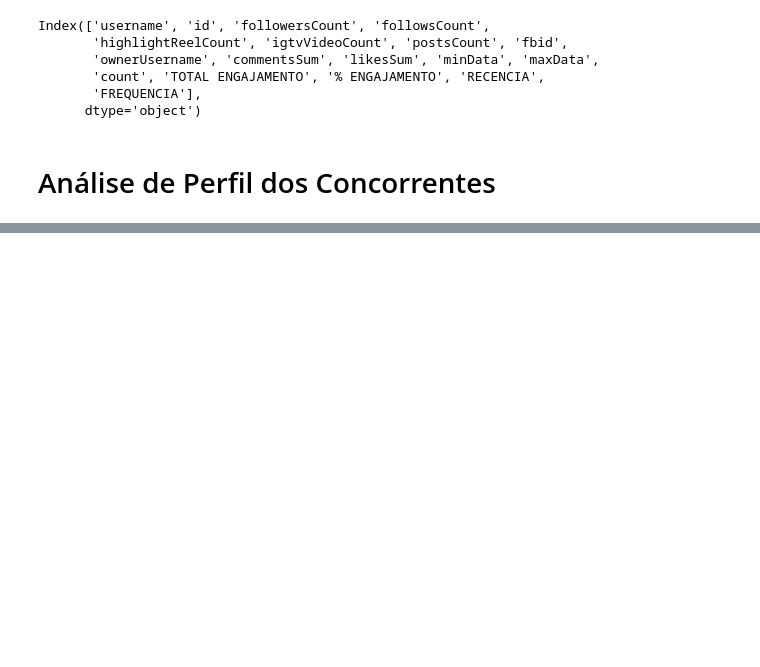
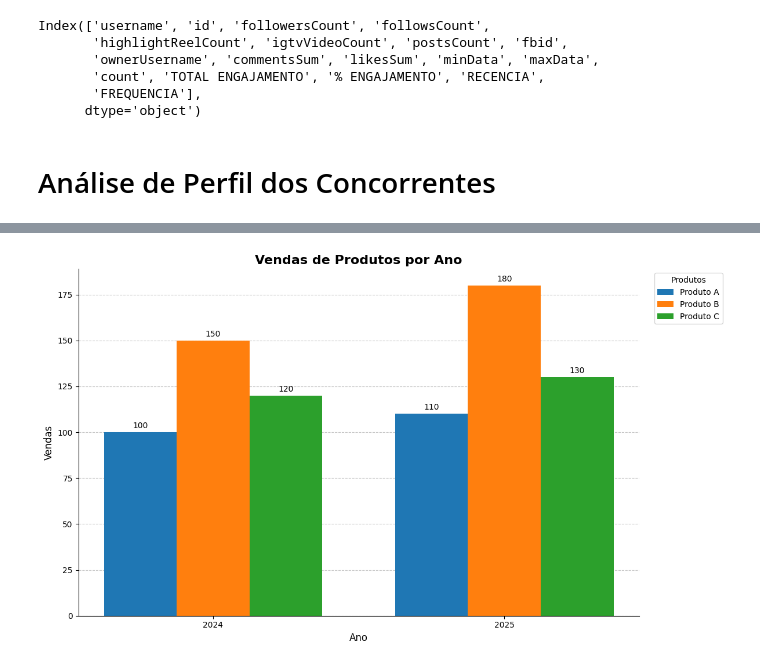
Before and after one commit to Vini0606/Aplica-o-Web-AI-Social-, a Jupyter notebook: notebooks/conteúdo.ipynb, the cells around one changed output, grey strips where cells are left out. Drawn from its saved outputs; the diff is of its cells as text; code cells hidden in the pictures; blank space fills up the shorter version.

```diff
--- a/notebooks/conteúdo.ipynb
+++ b/notebooks/conteúdo.ipynb
@@ -172,0 +270,87 @@ NameError: name 'buffer' is not defined
+# %%
+import matplotlib.pyplot as plt
+import pandas as pd
+import numpy as np
+
+# 1. Criar dados de exemplo em formato "longo"
+# Este é o formato comum, com uma coluna para cada categoria e uma para o valor.
+data = {
+    'Ano': ['2024', '2024', '2024', '2025', '2025', '2025'],
+    'Produto': ['Produto A', 'Produto B', 'Produto C', 'Produto A', 'Produto B', 'Produto C'],
+    'Vendas': [100, 150, 120, 110, 180, 130]
+}
+df = pd.DataFrame(data)
+
+print("--- Dados Originais (Formato Longo) ---")
+print(df)
+
+# 2. Pivotar os dados para o formato "largo" usando pandas
+# O segredo está aqui: transformamos as subcategorias (Produto) em colunas.
+# - index: se torna a categoria principal no eixo X.
+# - columns: os valores desta coluna se tornam as novas colunas de dados.
+# - values: os valores que preencherão a tabela.
+dados_pivot = df.pivot(index='Ano', columns='Produto', values='Vendas')
+
+print("\n--- Dados Pivotados (Prontos para Plotar) ---")
+print(dados_pivot)
+
+# 3. Preparar as variáveis para a plotagem
+# Categorias principais (ex: '2024', '2025')
+categorias_principais = dados_pivot.index
+# Subcategorias (ex: 'Produto A', 'Produto B', 'Produto C')
+subcategorias = dados_pivot.columns
+
+n_categorias_principais = len(categorias_principais)
+n_subcategorias = len(subcategorias)
+
+# Gera as posições dos grupos principais no eixo X (ex: [0, 1])
+x = np.arange(n_categorias_principais)
+# Define a largura de cada barra. Deve ser pequena o suficiente para que todas caibam no grupo.
+largura_barra = 0.25
+
+# 4. Criar a figura e os eixos do gráfico
+fig, ax = plt.subplots(figsize=(12, 7))
+
+# 5. Loop para criar as barras para cada subcategoria (cada produto)
+for i, produto in enumerate(subcategorias):
+    # Cálculo da posição de cada barra dentro do grupo.
+    # O cálculo desloca cada conjunto de barras em relação ao centro do grupo (x).
+    # O objetivo é centralizar o cluster de barras em torno do tick do eixo X.
+    posicao = x - (largura_barra * n_subcategorias / 2) + (i * largura_barra) + (largura_barra / 2)
+
+    # Pega os valores para o produto atual
+    valores = dados_pivot[produto]
+
+    # Cria as barras
+    barra = ax.bar(posicao, valores, largura_barra, label=produto)
+
+    # Adiciona os rótulos de valor no topo de cada barra para clareza
+    ax.bar_label(barra, padding=3, fmt='%d') # fmt='%d' para mostrar como inteiro
+
+
+# 6. Adicionar rótulos, título, legenda e outros detalhes de formatação
+ax.set_xlabel('Ano', fontsize=12)
+ax.set_ylabel('Vendas', fontsize=12)
+ax.set_title('Vendas de Produtos por Ano', fontsize=16, fontweight='bold')
+
+# Posiciona os rótulos da categoria principal (Anos) no centro dos grupos de barras
+ax.set_xticks(x)
+ax.set_xticklabels(categorias_principais)
+
+# Adiciona a legenda para identificar as cores das barras
+ax.legend(title='Produtos', bbox_to_anchor=(1.02, 1), loc='upper left')
+
+# Adiciona uma grade horizontal para facilitar a leitura dos valores
+ax.yaxis.grid(True, linestyle='--', alpha=0.7)
+ax.set_axisbelow(True) # Coloca a grade atrás das barras
+
+# Remove as bordas superior e direita para um visual mais limpo
+ax.spines['top'].set_visible(False)
+ax.spines['right'].set_visible(False)
+
+# Ajusta o layout para garantir que nada (como a legenda) seja cortado
+fig.tight_layout()
+
+# 7. Exibir o gráfico
+plt.show()
+# %% [output]
@@ -172,0 +371 @@ NameError: name 'buffer' is not defined
+[figure, added]
```
Also changed, not shown: parts of 6 cells of this notebook, 4 other files.
